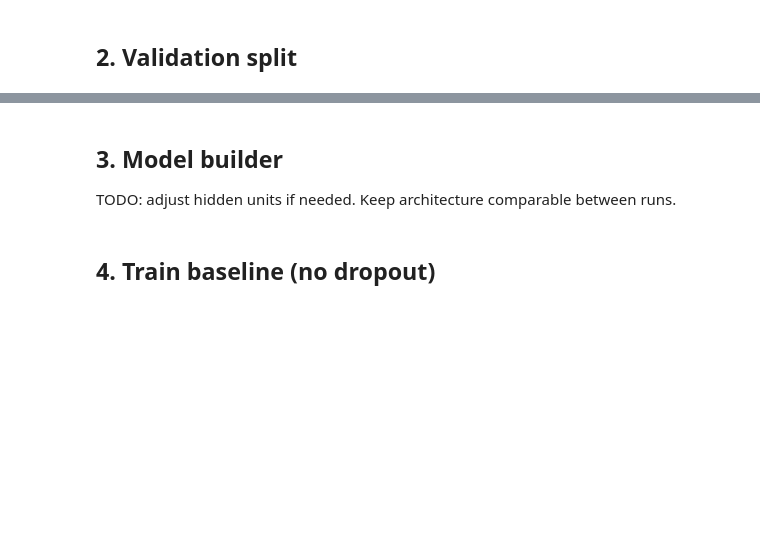
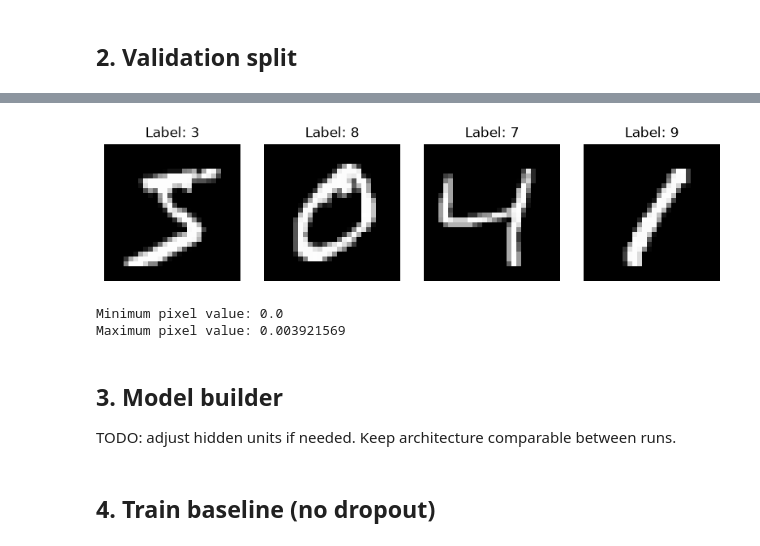
Before and after one commit to nsingh1811/DATAX504-nsingh1811, a Jupyter notebook: a2_mnist_classifier.ipynb, the cells around one changed output, grey strips where cells are left out. Cells and saved outputs as stored; diff of their text form; code cells hidden in the pictures; blank space fills up the shorter version.

```diff
--- a/a2_mnist_classifier.ipynb
+++ b/a2_mnist_classifier.ipynb
@@ -47,3 +51,25 @@ print("Train:", x_train_flat.shape[0], "Val:", x_val.shape[0], "Test:", x_test_f
+# %%
+plt.figure(figsize=(10, 4))
+
+for i in range(4):
+    plt.subplot(2, 5, i + 1)
+    plt.imshow(x_train[i], cmap="gray")
+    plt.title(f"Label: {y_train[i]}")
+    plt.axis("off")
+
+plt.tight_layout()
+plt.show()
+# %% [output]
+[figure, added]
+# %%
+x_train = x_train.astype("float32") / 255.0
+x_test = x_test.astype("float32") / 255.0
+
+print("Minimum pixel value:", x_train.min())
+print("Maximum pixel value:", x_train.max())
+# %% [output]
+Minimum pixel value: 0.0
+Maximum pixel value: 0.003921569
 # %% [markdown]
 ## 3. Model builder
 
```
Also changed, not shown: parts of 13 cells of this notebook.
